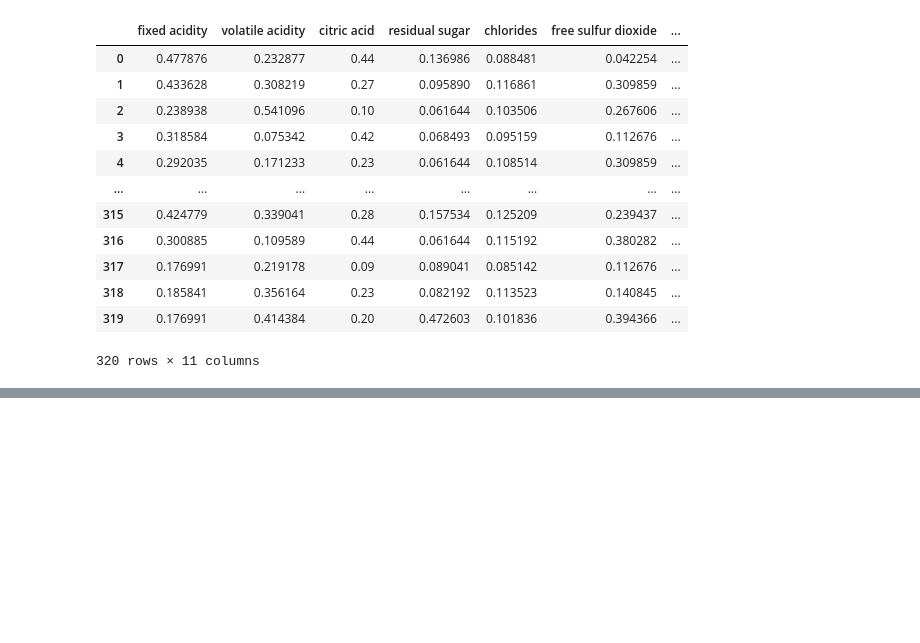
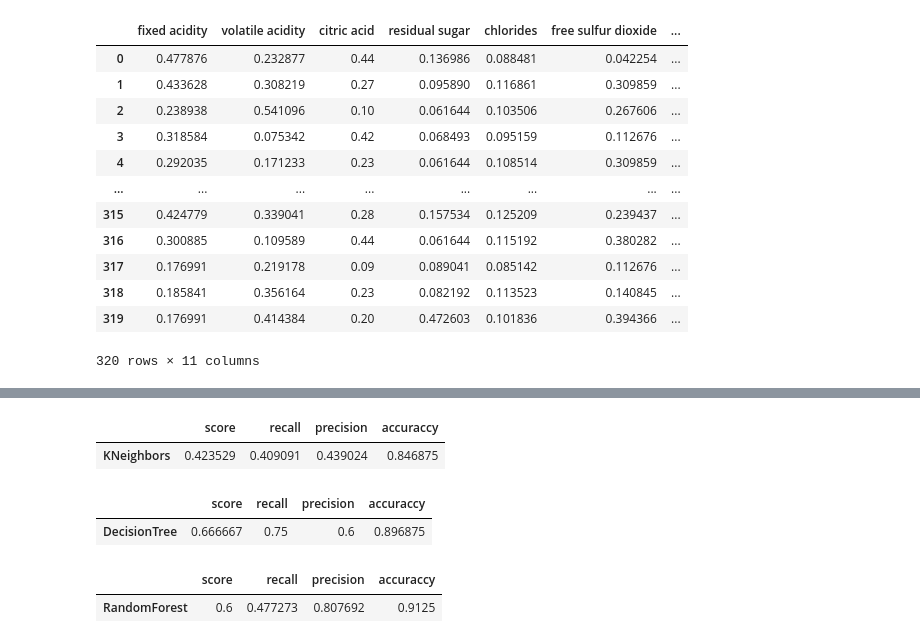
Before and after one commit to isoori/Red-Wine-Quality, a Jupyter notebook: Red Wine Quality.ipynb, the cells around one changed output, grey strips where cells are left out. Cells and saved outputs as stored; diff of their text form; code cells hidden in the pictures; blank space fills up the shorter version.

```diff
--- a/Red Wine Quality.ipynb
+++ b/Red Wine Quality.ipynb
@@ -234,0 +266,39 @@ xts_scalled
+# %%
+knn = KNeighborsClassifier()
+knn.fit(xtr_scalled,y_train)
+predictionk = knn.predict(xts_scalled)
+score = f1_score(y_test,predictionk)
+accuracy = accuracy_score(y_test,predictionk)
+precision = precision_score(y_test,predictionk)
+recall = recall_score(y_test,predictionk)
+m3 = pd.DataFrame({"score":score,'recall':recall,'precision':precision,'accuraccy':accuracy},index=['KNeighbors'])
+m3.head()
+# %% [output]
+|  | score | recall | precision | accuraccy |
+| KNeighbors | 0.423529 | 0.409091 | 0.439024 | 0.846875 |
+# %%
+tr = DecisionTreeClassifier()
+tr.fit(xtr_scalled,y_train)
+predictiont = tr.predict(xts_scalled)
+score = f1_score(y_test,predictiont)
+accuracy = accuracy_score(y_test,predictiont)
+precision = precision_score(y_test,predictiont)
+recall = recall_score(y_test,predictiont)
+m4 = pd.DataFrame({"score":score,'recall':recall,'precision':precision,'accuraccy':accuracy},index=['DecisionTree'])
+m4.head()
+# %% [output]
+|  | score | recall | precision | accuraccy |
+| DecisionTree | 0.666667 | 0.75 | 0.6 | 0.896875 |
+# %%
+fr = RandomForestClassifier()
+fr.fit(xtr_scalled,y_train)
+predictionf = fr.predict(xts_scalled)
+score = f1_score(y_test,predictionf)
+accuracy = accuracy_score(y_test,predictionf)
+precision = precision_score(y_test,predictionf)
+recall = recall_score(y_test,predictionf)
+m5 = pd.DataFrame({"score":score,'recall':recall,'precision':precision,'accuraccy':accuracy},index=['RandomForest'])
+m5.head()
+# %% [output]
+|  | score | recall | precision | accuraccy |
+| RandomForest | 0.6 | 0.477273 | 0.807692 | 0.9125 |
```
Also changed, not shown: parts of 4 cells of this notebook.
